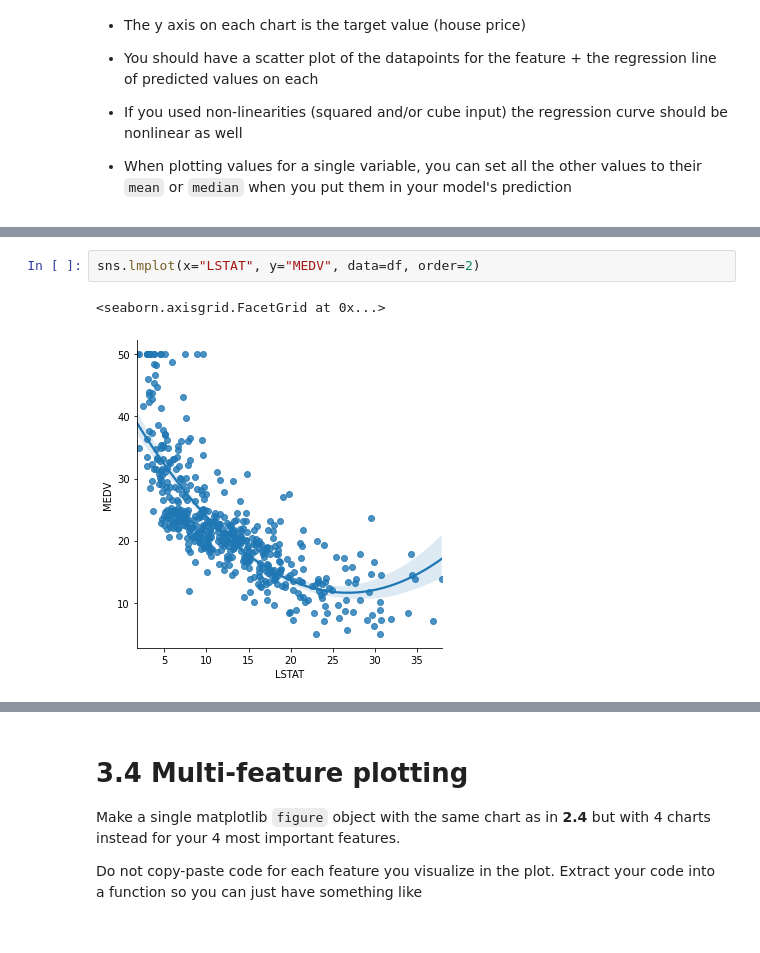
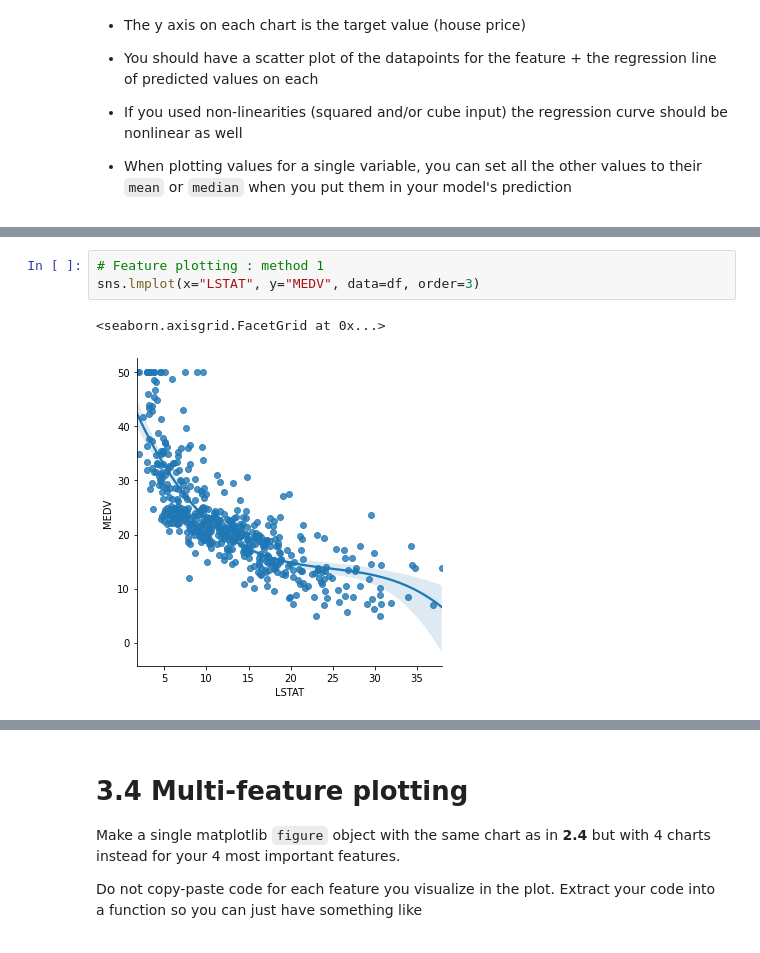
Before and after one commit to cb-ds-1/m3-1-regression, a Jupyter notebook: workshop.ipynb, the cells around one changed output, grey strips where cells are left out. Drawn from its saved outputs; the diff is of its cells as text.

Commit message:
add ploting methods

```diff
--- a/workshop.ipynb
+++ b/workshop.ipynb
@@ -295,5 +335,6 @@ Now that you have a better model, make a regression figure plot for the importan
 # %%
-sns.lmplot(x="LSTAT", y="MEDV", data=df, order=2)
+# Feature plotting : method 1
+sns.lmplot(x="LSTAT", y="MEDV", data=df, order=3)
 # %% [output]
 <seaborn.axisgrid.FacetGrid at 0x...>
-[figure, old version]
+[figure, new version]
```
Also changed, not shown: parts of 7 cells of this notebook.
